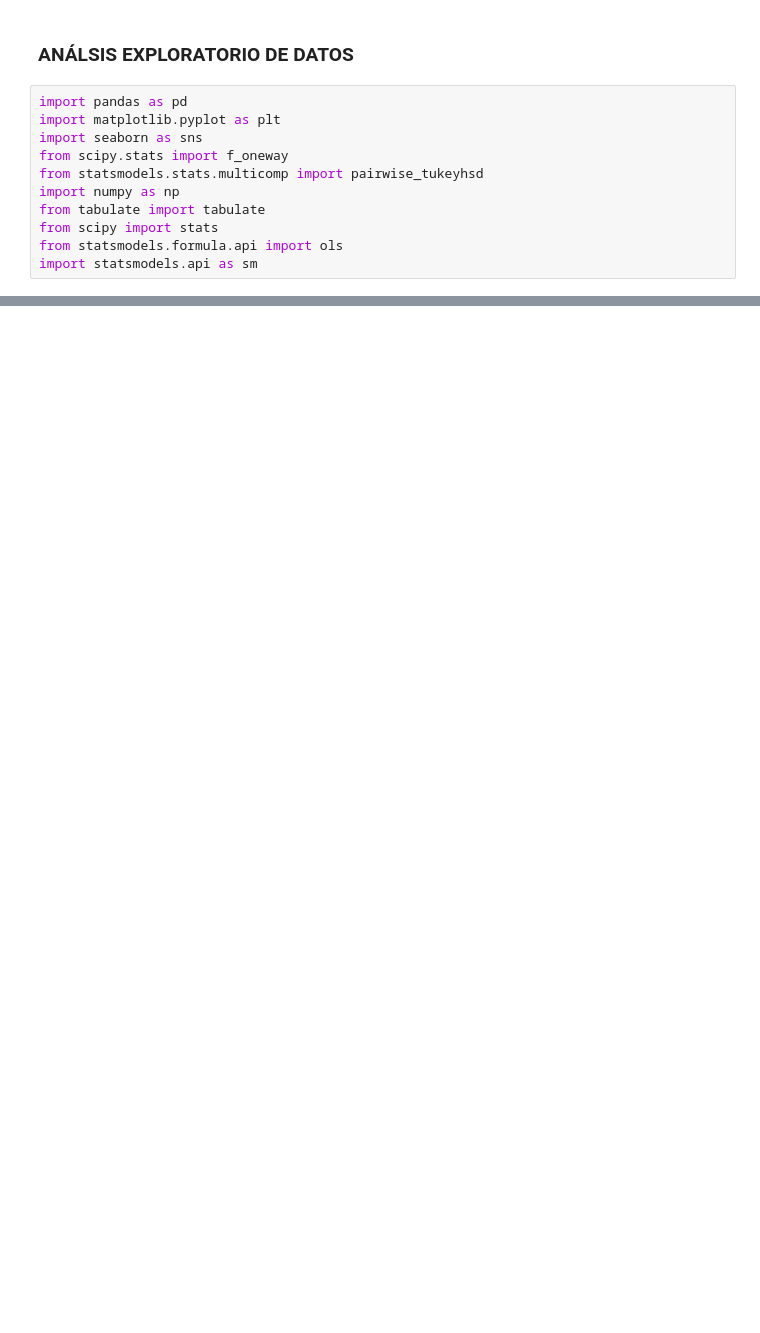
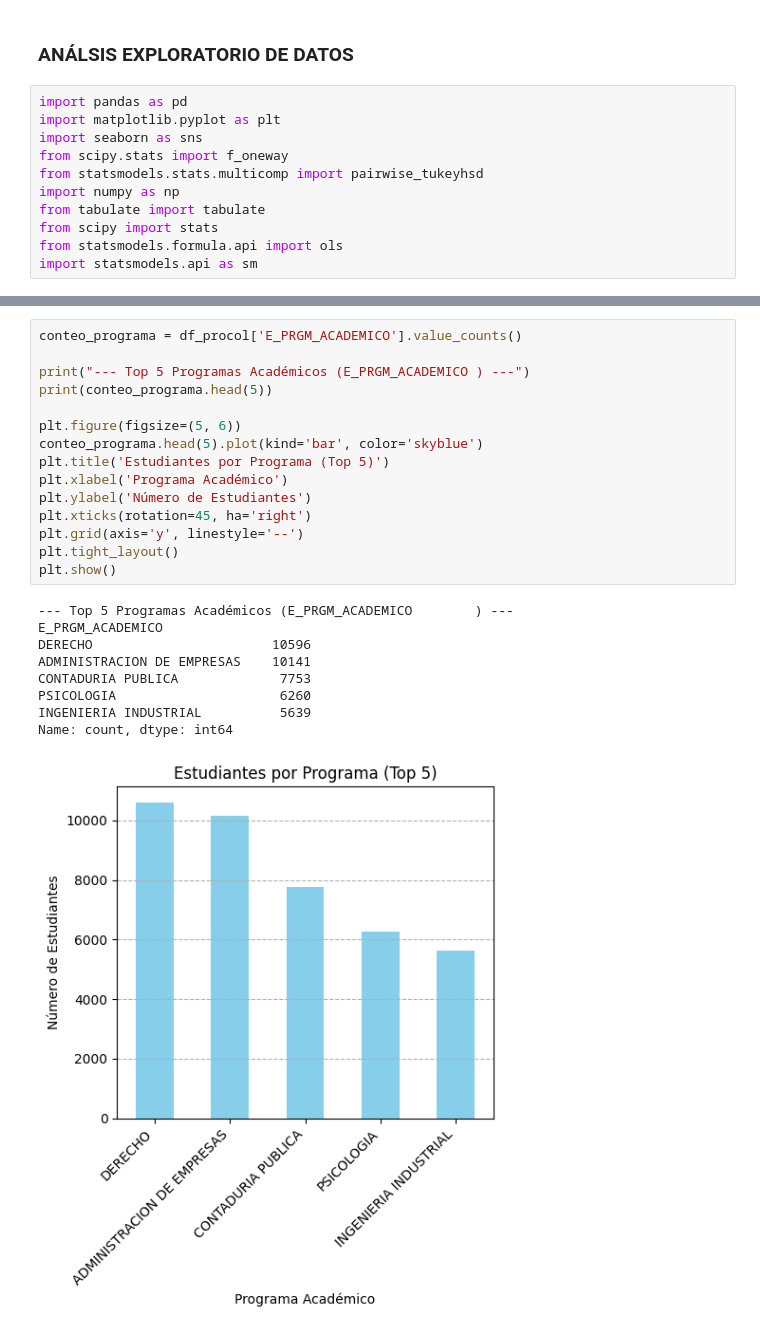
Before and after one commit to JuanAToroA/PROYECTO-KAGGLE, a Jupyter notebook: 01_exploración.ipynb, the cells around one changed output, grey strips where cells are left out. Saved outputs shown, nothing was run; the diff lists cells and outputs as text; blank space fills up the shorter version.

```diff
--- a/01_exploración.ipynb
+++ b/01_exploración.ipynb
@@ -49,0 +50,25 @@ df_procol
+# %%
+conteo_programa = df_procol['E_PRGM_ACADEMICO'].value_counts()
+
+print("--- Top 5 Programas Académicos (E_PRGM_ACADEMICO	) ---")
+print(conteo_programa.head(5))
+
+plt.figure(figsize=(5, 6))
+conteo_programa.head(5).plot(kind='bar', color='skyblue')
+plt.title('Estudiantes por Programa (Top 5)')
+plt.xlabel('Programa Académico')
+plt.ylabel('Número de Estudiantes')
+plt.xticks(rotation=45, ha='right')
+plt.grid(axis='y', linestyle='--')
+plt.tight_layout()
+plt.show()
+# %% [output]
+--- Top 5 Programas Académicos (E_PRGM_ACADEMICO        ) ---
+E_PRGM_ACADEMICO
+DERECHO                       10596
+ADMINISTRACION DE EMPRESAS    10141
+CONTADURIA PUBLICA             7753
+PSICOLOGIA                     6260
+INGENIERIA INDUSTRIAL          5639
+Name: count, dtype: int64
+[figure, added]
```
Also changed, not shown: parts of 1 cell of this notebook.
